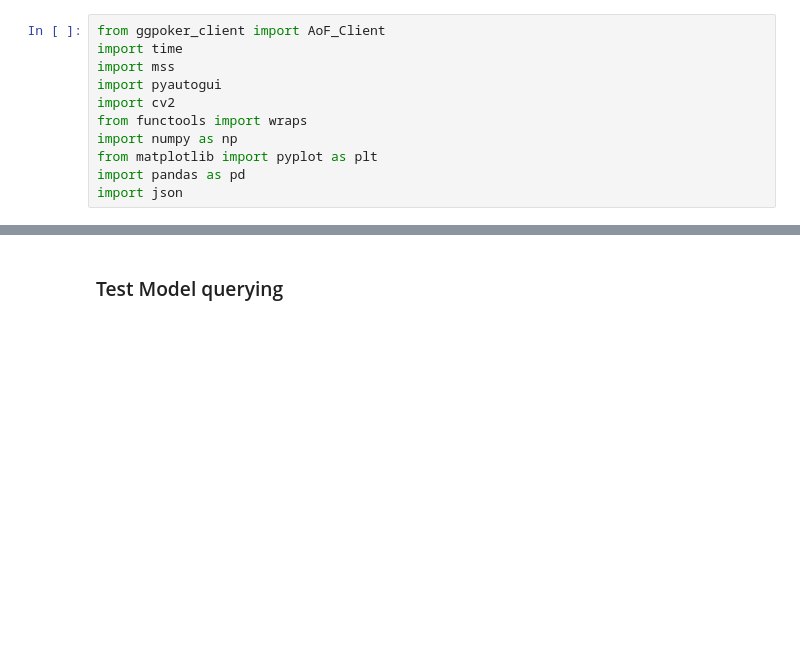
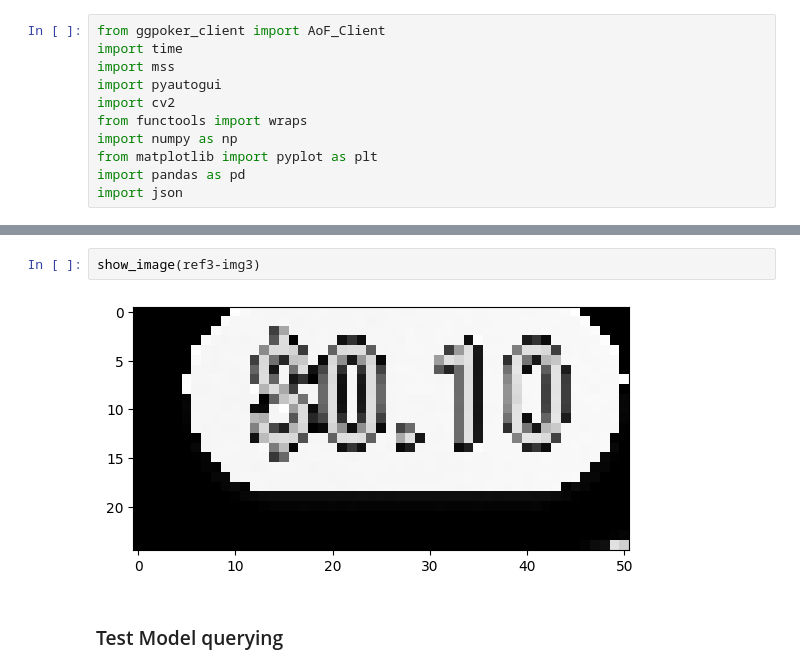
Before and after one commit to macmorn/poker_ai, a Jupyter notebook: poker_ai/bot/testdev.ipynb, the cells around one changed output, grey strips where cells are left out. Saved outputs shown, nothing was run; the diff lists cells and outputs as text; blank space fills up the shorter version.

```diff
--- a/poker_ai/bot/testdev.ipynb
+++ b/poker_ai/bot/testdev.ipynb
@@ -12,3 +36,7 @@ import json
+# %%
+show_image(ref3-img3)
+# %% [output]
+[figure, added]
 # %% [markdown]
 ### Test Model querying
 # %%
```
Also changed, not shown: parts of 5 cells of this notebook, 4 other files.
